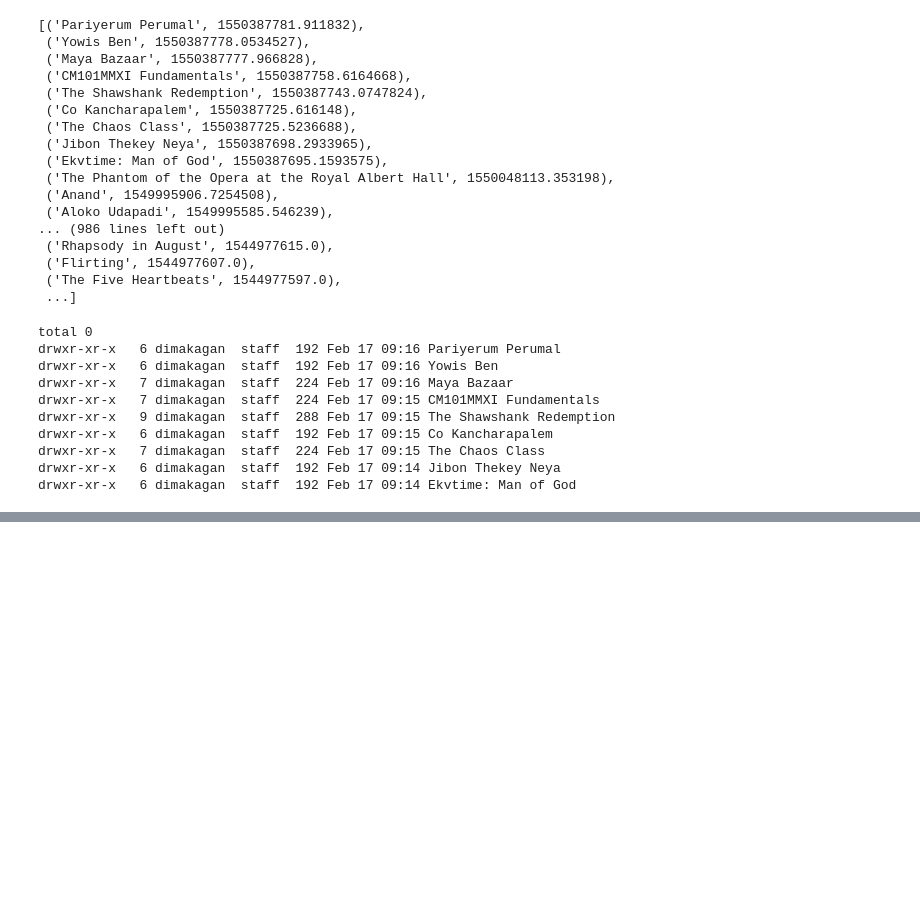
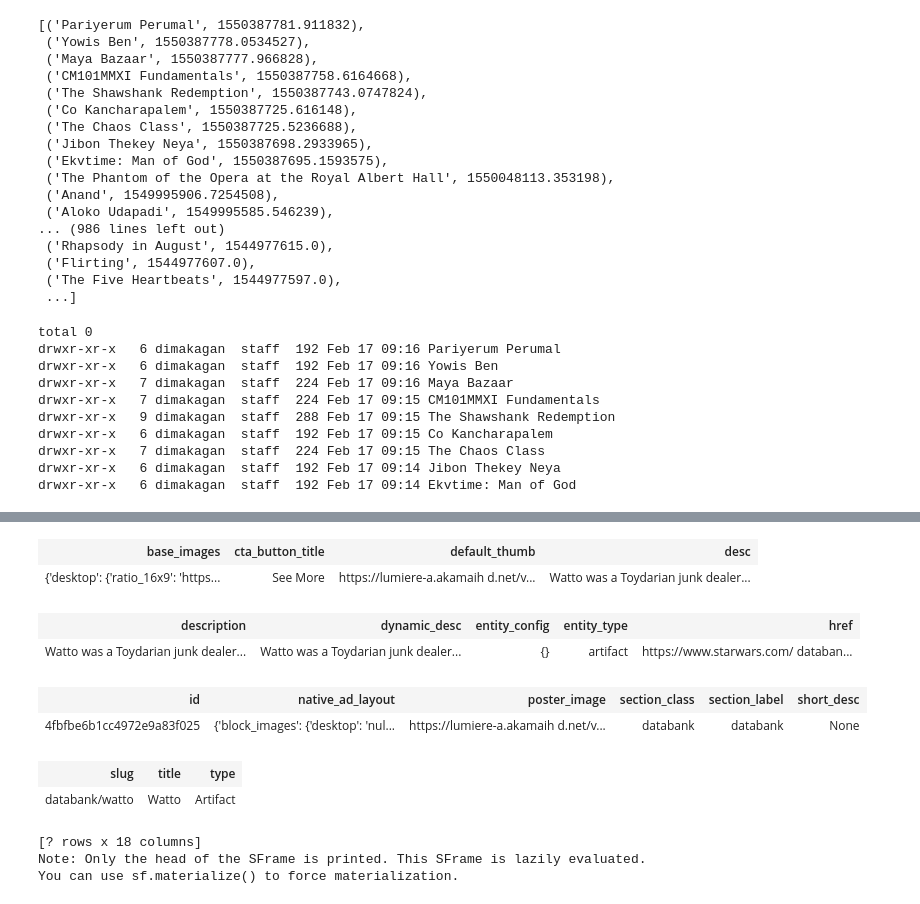
Before and after one commit to data4goodlab/subs2network, a Jupyter notebook: subs2graph/IMDB-Gender-Results.ipynb, the cells around one changed output, grey strips where cells are left out. Drawn from its saved outputs; the diff is of its cells as text; code cells hidden in the pictures; blank space fills up the shorter version.

```diff
--- a/subs2graph/IMDB-Gender-Results.ipynb
+++ b/subs2graph/IMDB-Gender-Results.ipynb
@@ -2643,0 +2784,14 @@ drwxr-xr-x   6 dimakagan  staff  192 Feb 17 09:14 Ekvtime: Man of God
+# %%
+sf[sf["title"] == "Watto"]
+# %% [output]
+| base_images | cta_button_title | default_thumb | desc |
+| {'desktop': {'ratio_16x9': 'https... | See More | https://lumiere-a.akamaih d.net/v... | Watto was a Toydarian junk dealer... |
+| description | dynamic_desc | entity_config | entity_type | href |
+| Watto was a Toydarian junk dealer... | Watto was a Toydarian junk dealer... | {} | artifact | https://www.starwars.com/ databan... |
+| id | native_ad_layout | poster_image | section_class | section_label | short_desc |
+| 4fbfbe6b1cc4972e9a83f025 | {'block_images': {'desktop': 'nul... | https://lumiere-a.akamaih d.net/v... | databank | databank | None |
+| slug | title | type |
+| databank/watto | Watto | Artifact |
+[? rows x 18 columns]
+Note: Only the head of the SFrame is printed. This SFrame is lazily evaluated.
+You can use sf.materialize() to force materialization.
```
Also changed, not shown: parts of 19 cells of this notebook, 12 other files.
